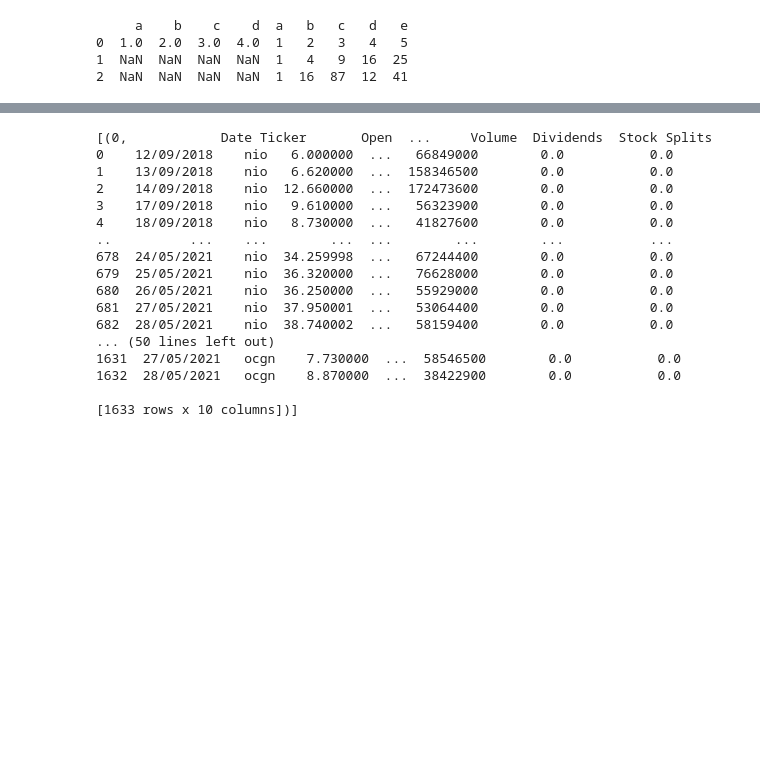
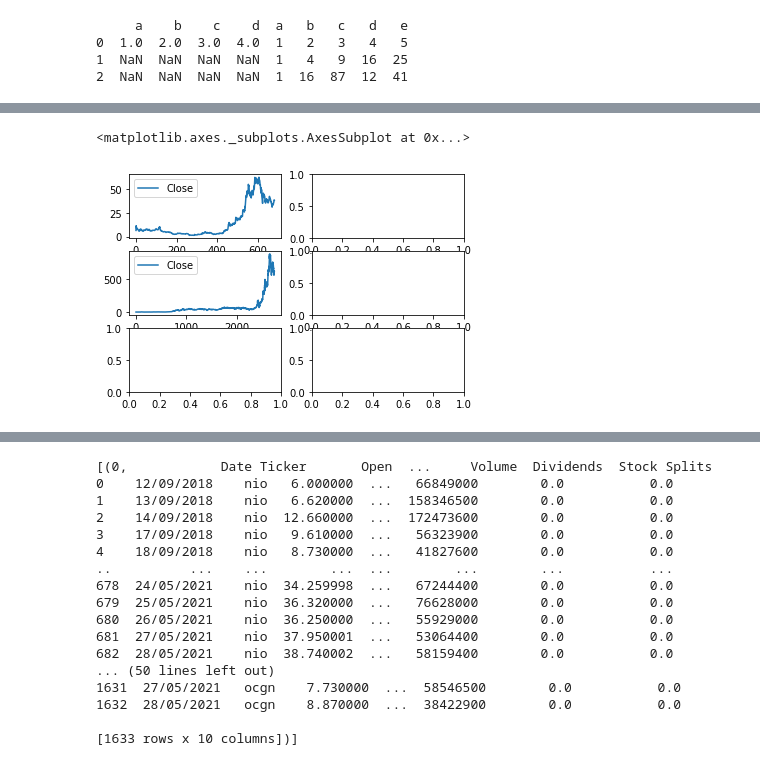
Before and after one commit to Konoko2004/TheProject, a Jupyter notebook: yFinance.ipynb, the cells around one changed output, grey strips where cells are left out. Saved outputs shown, nothing was run; the diff lists cells and outputs as text; code cells hidden in the pictures; blank space fills up the shorter version.

```diff
--- a/yFinance.ipynb
+++ b/yFinance.ipynb
@@ -115,0 +150,10 @@ plt.show()
+# %%
+#Example of Multi plotting
+
+
+fig, axes = plt.subplots(3, 2)
+TickerDF[0][['Date','Close']].plot(ax = axes[0,0])
+TickerDF[1][['Date','Close']].plot(ax = axes[1,0])
+# %% [output]
+<matplotlib.axes._subplots.AxesSubplot at 0x...>
+[figure, added]
```
Also changed, not shown: parts of 5 cells of this notebook.
